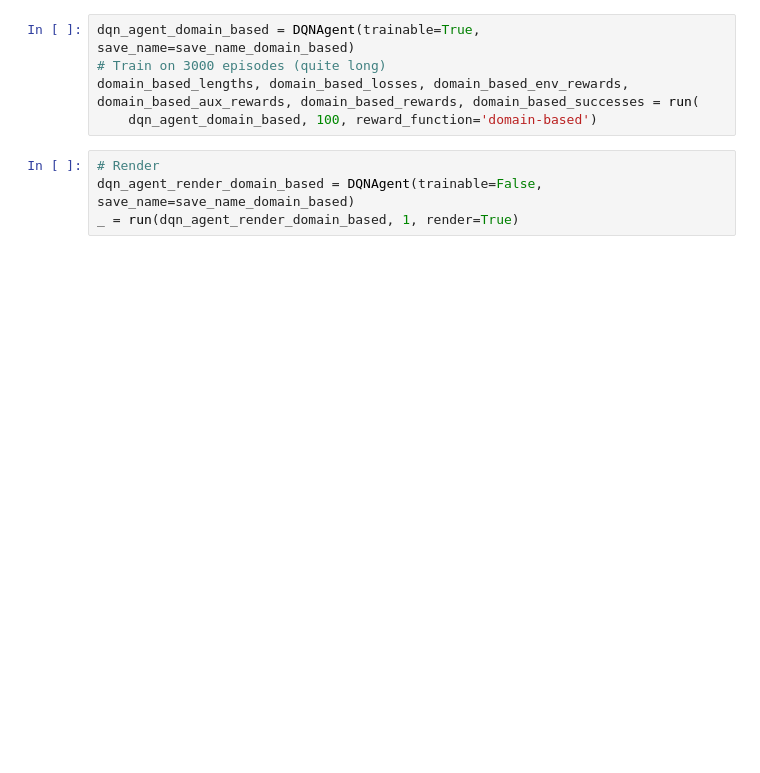
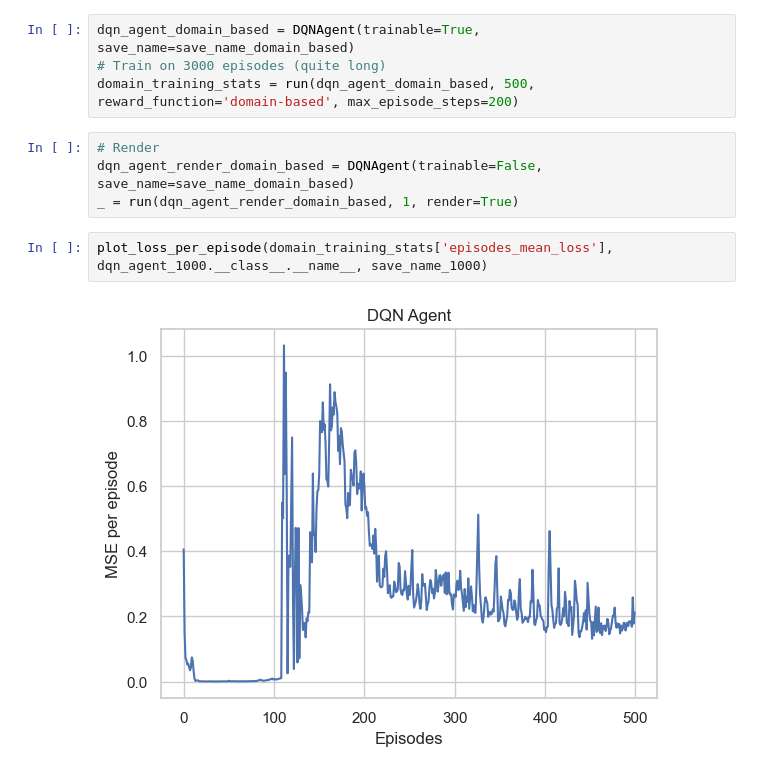
Before and after one commit to LionelSafar/Rolls-Royce-Peak-Plower, a Jupyter notebook: main.ipynb, the cells around one changed output. Saved outputs shown, nothing was run; the diff lists cells and outputs as text; blank space fills up the shorter version.

```diff
--- a/main.ipynb
+++ b/main.ipynb
@@ -420,9 +458,12 @@ save_name_domain_based = "domain_based"
 # %%
 dqn_agent_domain_based = DQNAgent(trainable=True, save_name=save_name_domain_based)
 # Train on 3000 episodes (quite long)
-domain_based_lengths, domain_based_losses, domain_based_env_rewards, domain_based_aux_rewards, domain_based_rewards, domain_based_successes = run(
-    dqn_agent_domain_based, 100, reward_function='domain-based')
+domain_training_stats = run(dqn_agent_domain_based, 500, reward_function='domain-based', max_episode_steps=200)
 # %%
 # Render
 dqn_agent_render_domain_based = DQNAgent(trainable=False, save_name=save_name_domain_based)
 _ = run(dqn_agent_render_domain_based, 1, render=True)
+# %%
+plot_loss_per_episode(domain_training_stats['episodes_mean_loss'], dqn_agent_1000.__class__.__name__, save_name_1000)
+# %% [output]
+[figure, added]
```
Also changed, not shown: parts of 13 cells of this notebook.
